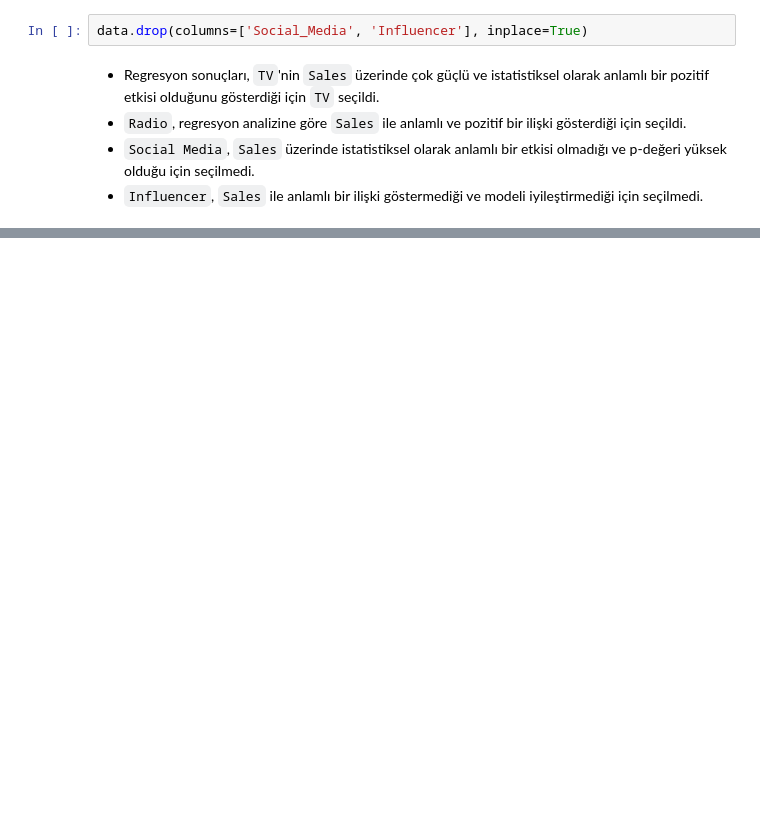
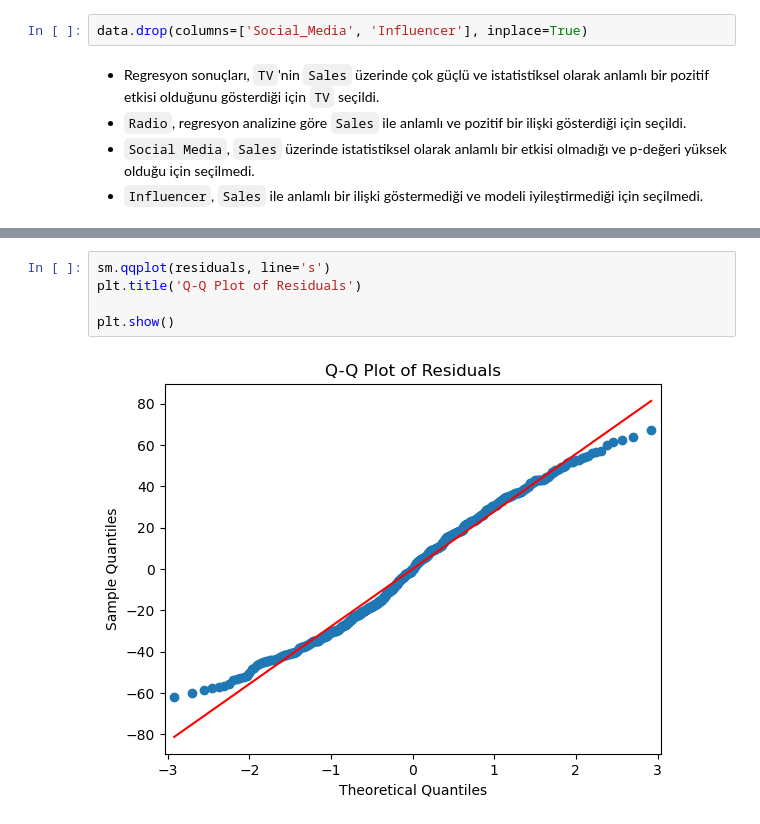
Before and after one commit to erencice/multiple-linear-regression, a Jupyter notebook: main-tr.ipynb, the cells around one changed output, grey strips where cells are left out. Saved outputs shown, nothing was run; the diff lists cells and outputs as text; blank space fills up the shorter version.

```diff
--- a/main-tr.ipynb
+++ b/main-tr.ipynb
@@ -224,0 +337,7 @@ data.drop(columns=['Social_Media', 'Influencer'], inplace=True)
+# %%
+sm.qqplot(residuals, line='s')
+plt.title('Q-Q Plot of Residuals')
+
+plt.show()
+# %% [output]
+[figure, added]
```
Also changed, not shown: parts of 33 cells of this notebook.
